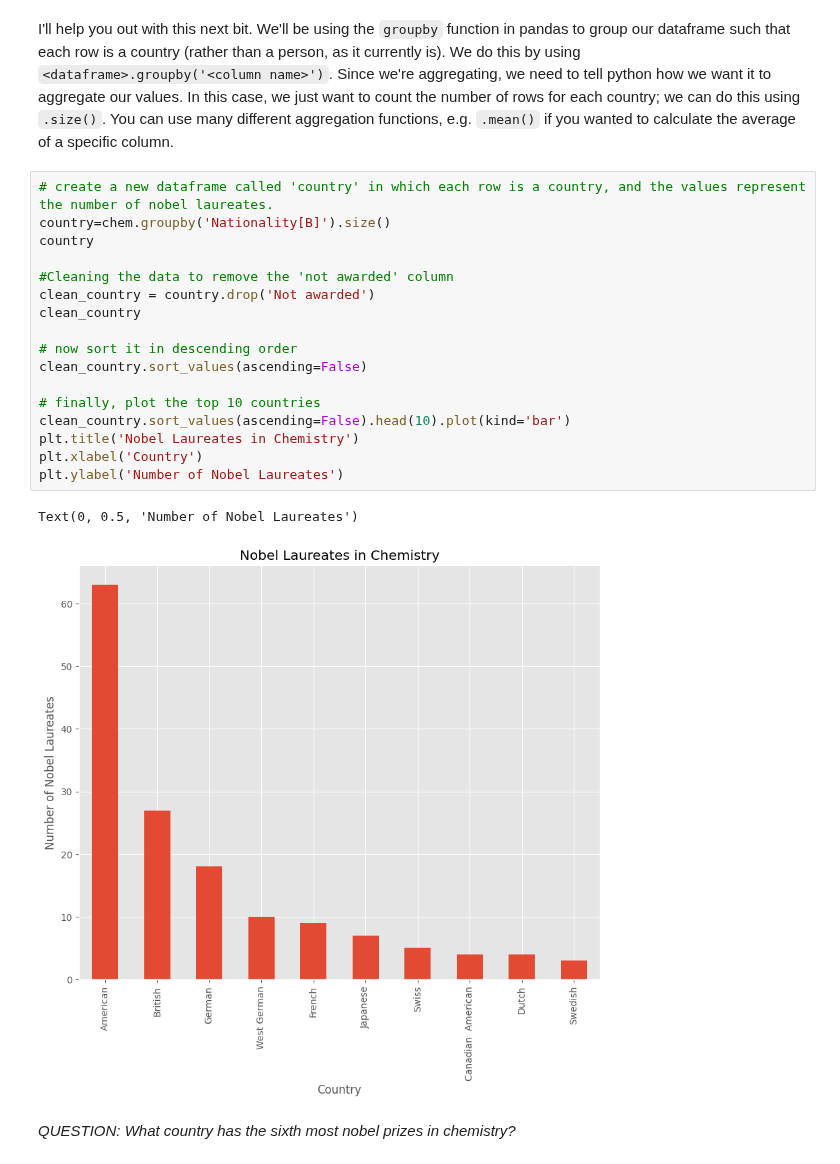
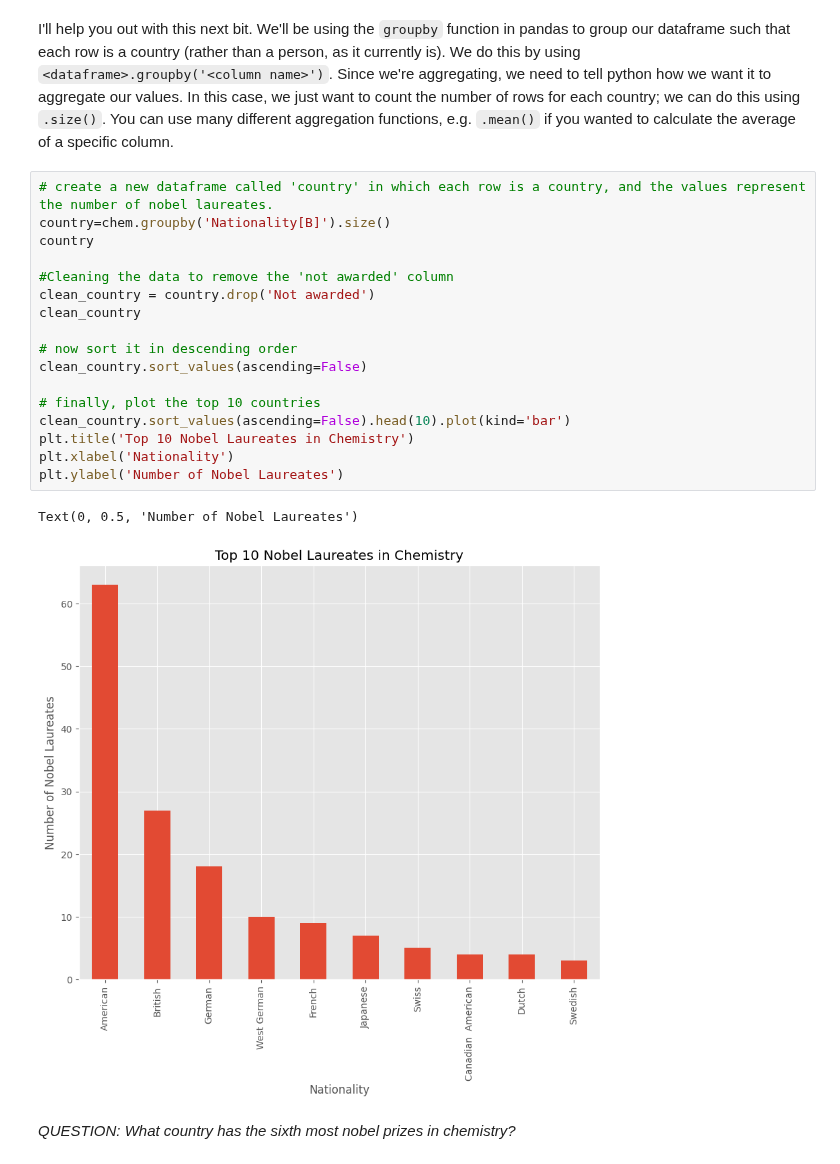
Before and after one commit to clp2454/QM2, a Jupyter notebook: notebooks/W02. Pandas.ipynb, the cells around one changed output. Saved outputs shown, nothing was run; the diff lists cells and outputs as text.

```diff
--- a/notebooks/W02. Pandas.ipynb
+++ b/notebooks/W02. Pandas.ipynb
@@ -475,22 +475,22 @@ I'll help you out with this next bit. We'll be using the `groupby` function in p
 # %%
 # create a new dataframe called 'country' in which each row is a country, and the values represent the number of nobel laureates.
 country=chem.groupby('Nationality[B]').size()
 country
 
 #Cleaning the data to remove the 'not awarded' column
 clean_country = country.drop('Not awarded')
 clean_country
 
 # now sort it in descending order
 clean_country.sort_values(ascending=False)
 
 # finally, plot the top 10 countries
 clean_country.sort_values(ascending=False).head(10).plot(kind='bar')
-plt.title('Nobel Laureates in Chemistry')
-plt.xlabel('Country')
+plt.title('Top 10 Nobel Laureates in Chemistry')
+plt.xlabel('Nationality')
 plt.ylabel('Number of Nobel Laureates')
 # %% [output]
 Text(0, 0.5, 'Number of Nobel Laureates')
-[figure, old version]
+[figure, new version]
 # %% [markdown]
 *QUESTION: What country has the sixth most nobel prizes in chemistry?*
```
